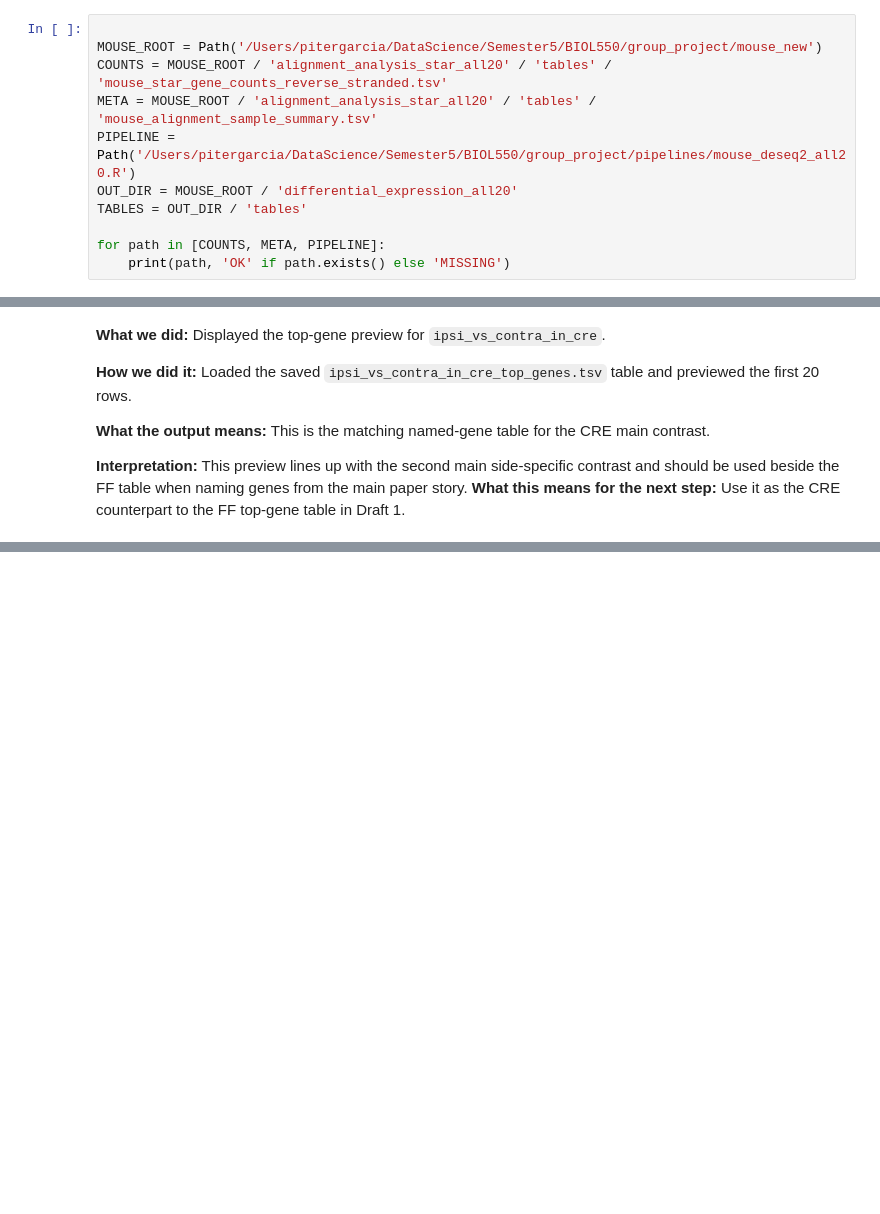
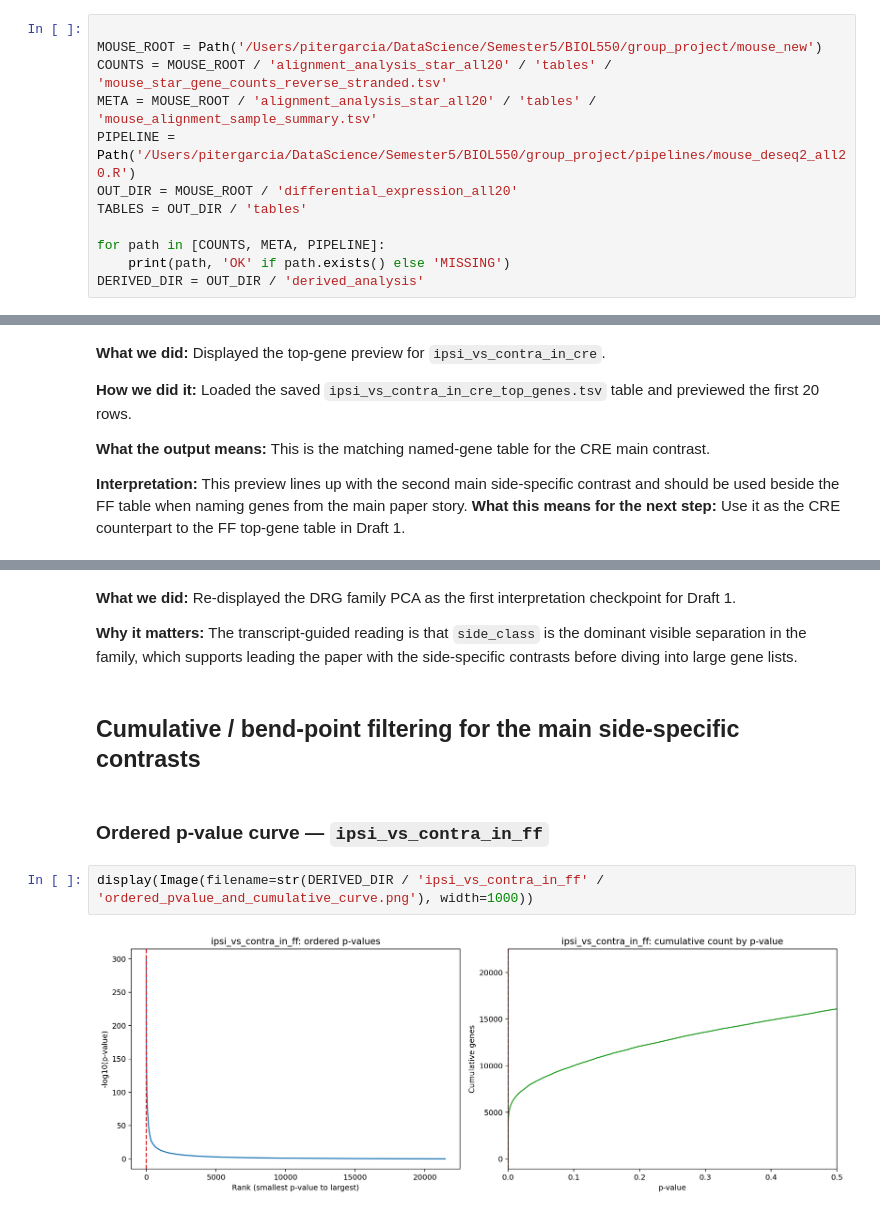
Before and after one commit to pzg8794/BIOL550-group_project, a Jupyter notebook: mouse_new/notebooks/mouse_differential_expression_all20.ipynb, the cells around one changed output, grey strips where cells are left out. Cells and saved outputs as stored; diff of their text form; blank space fills up the shorter version.

Commit message:
Extend mouse_new DE follow-up analysis

```diff
--- a/mouse_new/notebooks/mouse_differential_expression_all20.ipynb
+++ b/mouse_new/notebooks/mouse_differential_expression_all20.ipynb
@@ -41,6 +41,7 @@ TABLES = OUT_DIR / 'tables'
 
 for path in [COUNTS, META, PIPELINE]:
     print(path, 'OK' if path.exists() else 'MISSING')
+DERIVED_DIR = OUT_DIR / 'derived_analysis'
 # %% [output]
 /Users/pitergarcia/DataScience/Semester5/BIOL550/group_project/mouse_new/alignment_analysis_star_all20/tables/mouse_star_gene_counts_reverse_stranded.tsv OK
 /Users/pitergarcia/DataScience/Semester5/BIOL550/group_project/mouse_new/alignment_analysis_star_all20/tables/mouse_alignment_sample_summary.tsv OK
@@ -690,0 +775,12 @@ display(pd.read_csv(OUT_DIR / 'family_drg_novaseqx' / 'tables' / 'ipsi_vs_contra
+# %% [markdown]
+**What we did:** Re-displayed the DRG family PCA as the first interpretation checkpoint for Draft 1.
+
+**Why it matters:** The transcript-guided reading is that `side_class` is the dominant visible separation in the family, which supports leading the paper with the side-specific contrasts before diving into large gene lists.
+# %% [markdown]
+## Cumulative / bend-point filtering for the main side-specific contrasts
+# %% [markdown]
+### Ordered p-value curve — `ipsi_vs_contra_in_ff`
+# %%
+display(Image(filename=str(DERIVED_DIR / 'ipsi_vs_contra_in_ff' / 'ordered_pvalue_and_cumulative_curve.png'), width=1000))
+# %% [output]
+[figure, added]
```
Also changed, not shown: parts of 69 cells of this notebook, 32 other files.
